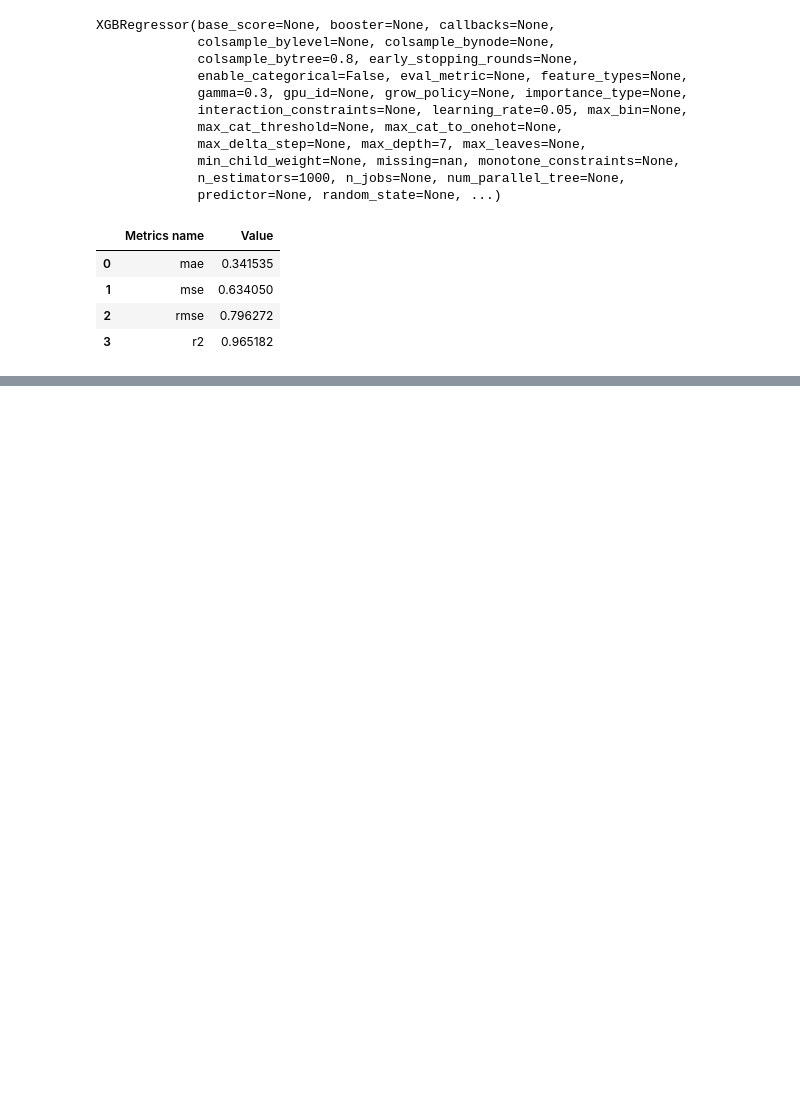
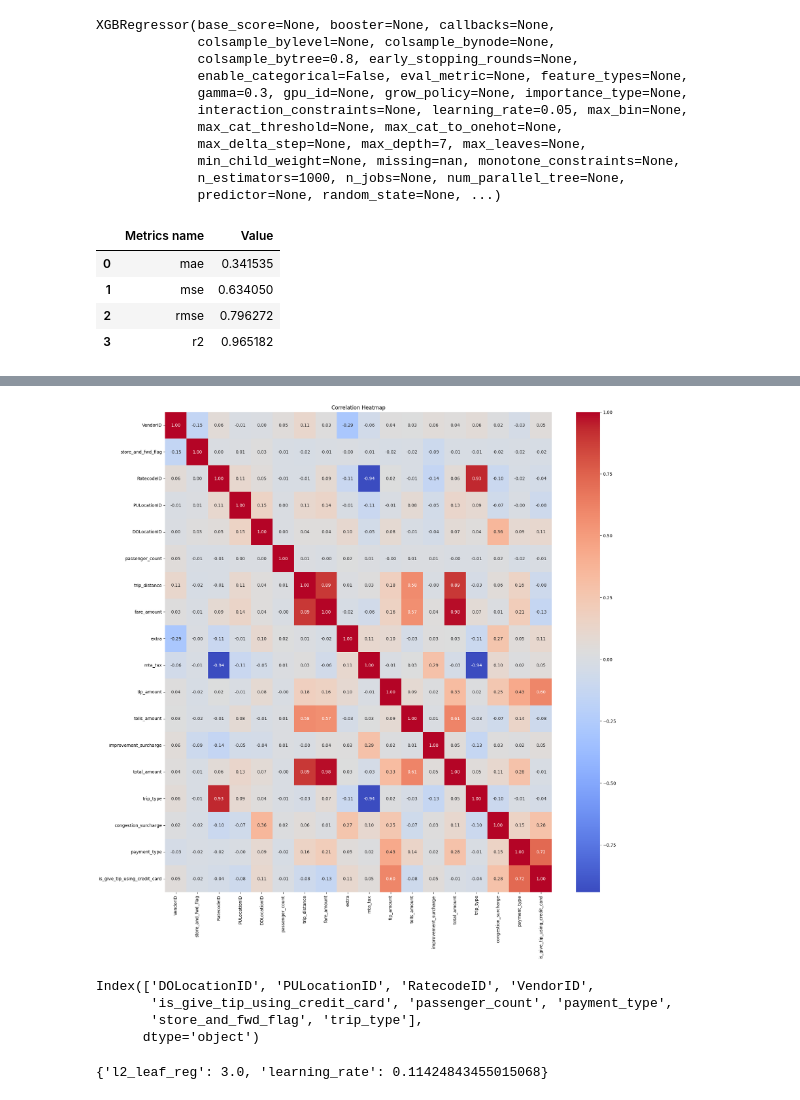
Before and after one commit to kasdead-4432/kasdead, a Jupyter notebook: final/kasdead_MuhammadHaekalKalipaksi.ipynb, the cells around one changed output, grey strips where cells are left out. Drawn from its saved outputs; the diff is of its cells as text; code cells hidden in the pictures; blank space fills up the shorter version.

```diff
--- a/final/kasdead_MuhammadHaekalKalipaksi.ipynb
+++ b/final/kasdead_MuhammadHaekalKalipaksi.ipynb
@@ -824,0 +850,17 @@ xgbh_result
+# %%
+df_classification['payment_type'] = df_classification['payment_type'].replace({
+    2: 0,
+    1: 1
+})
+# %%
+df_classification['is_give_tip_using_credit_card'] = np.where(df_classification['tip_amount'] > 0, 1, 0)
+# %%
+from sklearn.preprocessing import LabelEncoder
+
+label_encoder = LabelEncoder()
+df_classification["store_and_fwd_flag"] = label_encoder.fit_transform(df_classification["store_and_fwd_flag"])
+# %%
+df_classification['trip_type'] = df_classification['trip_type'].astype('int')
+df_classification["RatecodeID"] = df_classification["RatecodeID"].astype('int')
+df_classification["passenger_count"]  = df_classification["passenger_count"].astype('int')
+df_classification["VendorID"] = df_classification["VendorID"].astype('int')
@@ -824,0 +889,39 @@ xgbh_result
+# %%
+import seaborn as sns
+import matplotlib.pyplot as plt
+
+correlation_matrix = df_classification.corr()
+
+plt.figure(figsize=(20, 20))
+sns.heatmap(correlation_matrix, annot=True, cmap="coolwarm", fmt=".2f")
+plt.title("Correlation Heatmap")
+plt.show()
+# %% [output]
+[figure, added]
+# %%
+from catboost import CatBoostClassifier, Pool, metrics, cv # type: ignore
+from sklearn.model_selection import train_test_split #type: ignore
+
+numeric_features = [
+    'trip_distance',
+    'fare_amount',
+    'extra',
+    'tip_amount',
+    'tolls_amount',
+    'total_amount',
+    'congestion_surcharge',
+    'improvement_surcharge',
+    'mta_tax'
+]
+
+categorical_features = df_classification.columns.difference(numeric_features)
+
+X = df_classification.drop(columns='payment_type')
+y = df_classification['payment_type']
+
+print(categorical_features)
+# %% [output]
+Index(['DOLocationID', 'PULocationID', 'RatecodeID', 'VendorID',
+       'is_give_tip_using_credit_card', 'passenger_count', 'payment_type',
+       'store_and_fwd_flag', 'trip_type'],
+      dtype='object')
@@ -824,0 +968,22 @@ xgbh_result
+# %%
+from numpy.random import default_rng
+
+params_space = {
+    'l2_leaf_reg': hyperopt.hp.qloguniform('l2_leaf_reg', 0, 2, 1),
+    'learning_rate': hyperopt.hp.uniform('learning_rate', 1e-3, 5e-1),
+}
+
+trials = hyperopt.Trials()
+
+best = hyperopt.fmin(
+    hyperopt_objective,
+    space=params_space,
+    algo=hyperopt.tpe.suggest,
+    max_evals=50,
+    trials=trials,
+    rstate=default_rng(123)
+)
+
+print(best)
+# %% [output]
+{'l2_leaf_reg': 3.0, 'learning_rate': 0.11424843455015068}
```
Also changed, not shown: parts of 27 cells of this notebook.
